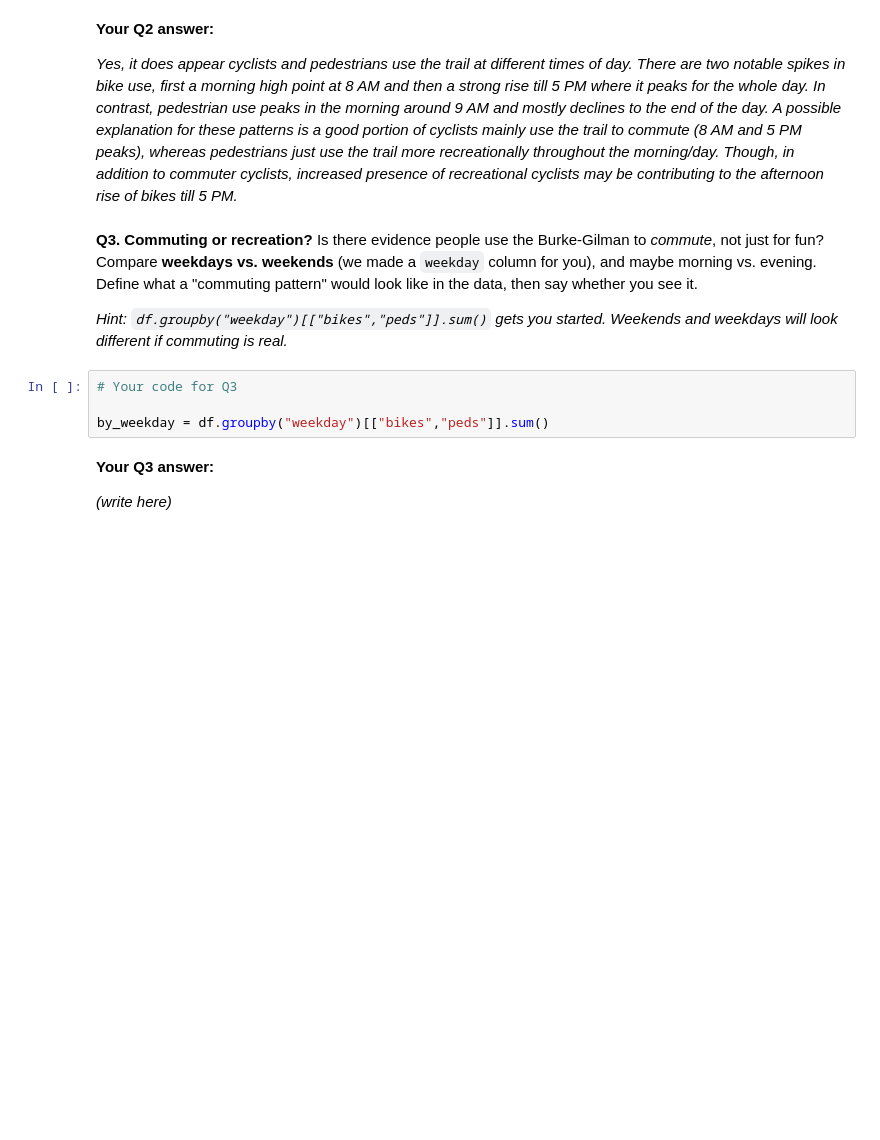
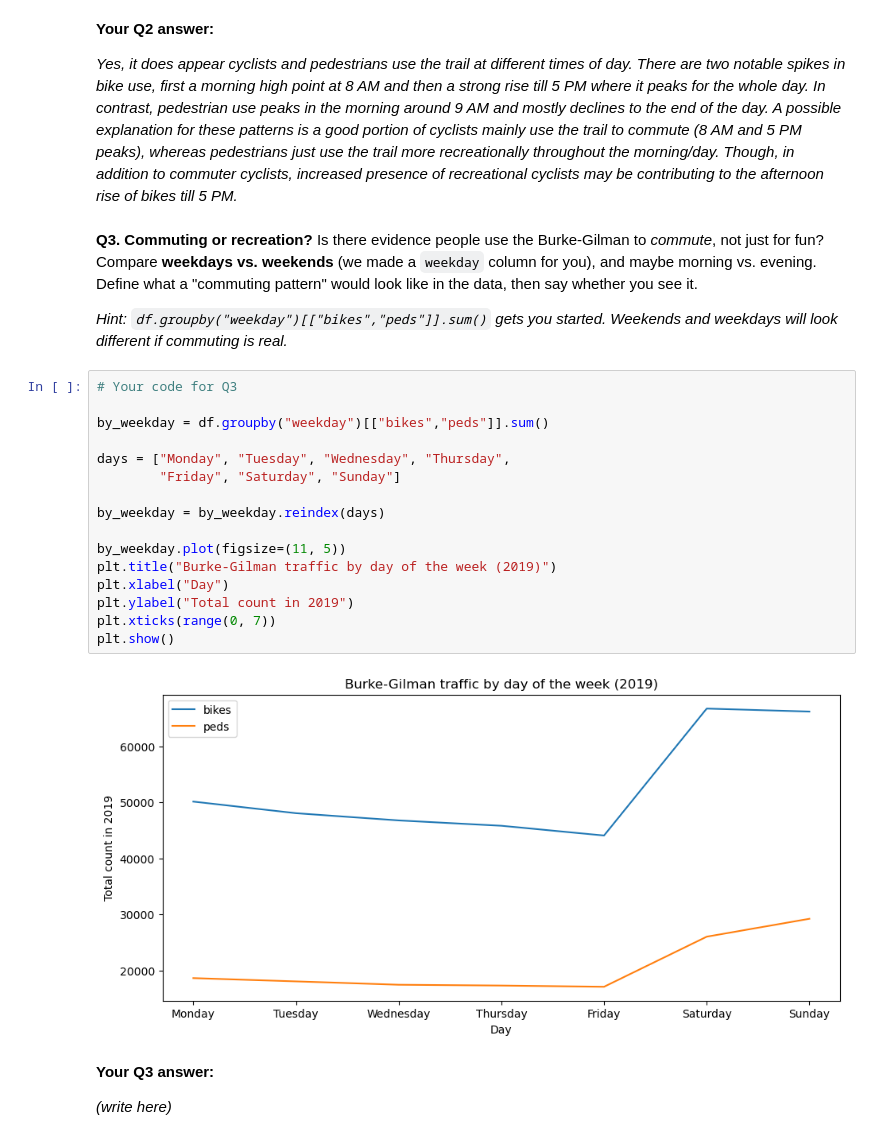
Before and after one commit to emay-20/hcde-410, a Jupyter notebook: A1/A1.ipynb, the cells around one changed output. Cells and saved outputs as stored; diff of their text form; blank space fills up the shorter version.

```diff
--- a/A1/A1.ipynb
+++ b/A1/A1.ipynb
@@ -207,7 +207,21 @@ Is there evidence people use the Burke-Gilman to *commute*, not just for fun? Co
 # %%
 # Your code for Q3
 
 by_weekday = df.groupby("weekday")[["bikes","peds"]].sum()
+
+days = ["Monday", "Tuesday", "Wednesday", "Thursday",
+        "Friday", "Saturday", "Sunday"]
+
+by_weekday = by_weekday.reindex(days)
+
+by_weekday.plot(figsize=(11, 5))
+plt.title("Burke-Gilman traffic by day of the week (2019)")
+plt.xlabel("Day")
+plt.ylabel("Total count in 2019")
+plt.xticks(range(0, 7))
+plt.show()
+# %% [output]
+[figure, added]
 # %% [markdown]
 **Your Q3 answer:**
 
```
Also changed, not shown: parts of 1 cell of this notebook.
